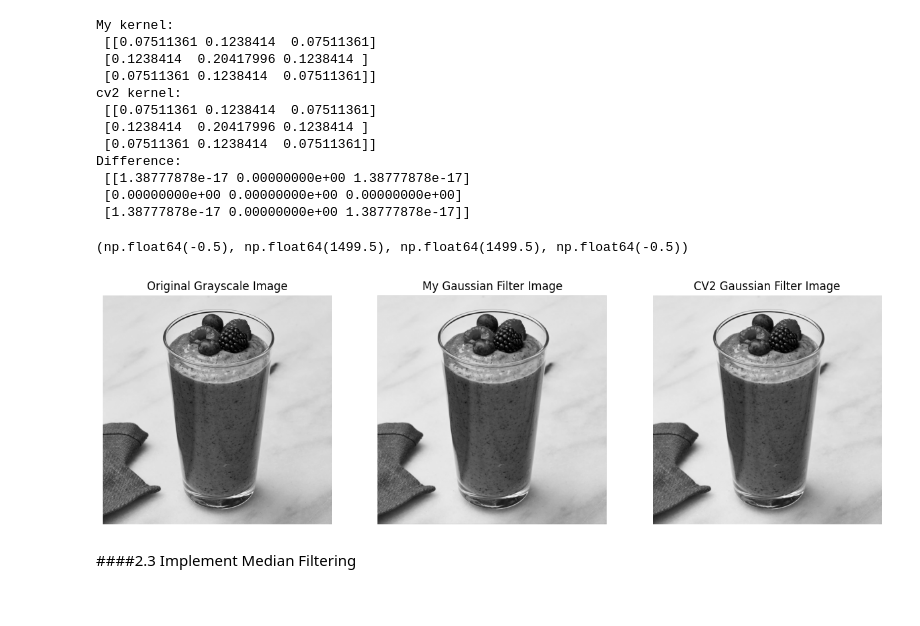
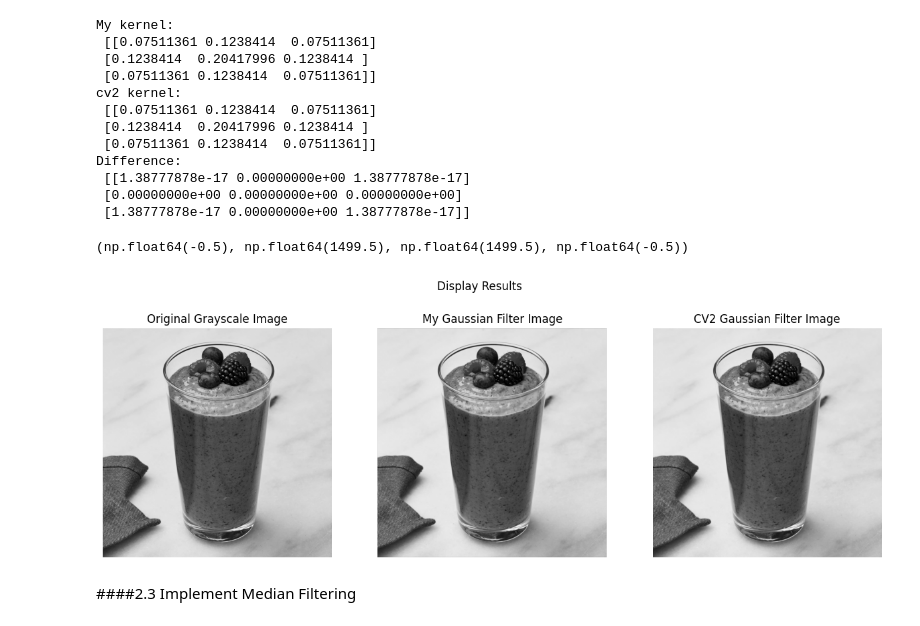
Before and after one commit to jewoolee0502/ComputerVision, a Jupyter notebook: ECSE415_A1.ipynb, the cells around one changed output. Cells and saved outputs as stored; diff of their text form; code cells hidden in the pictures.

```diff
--- a/ECSE415_A1.ipynb
+++ b/ECSE415_A1.ipynb
@@ -226,28 +226,29 @@ Difference:
 # %%
 # Displaying the images
 
 my_gaussian_filter = gaussian_filter(img_gray, 5, 1)
 cv2_gaussian_filter = cv2.GaussianBlur(img_gray, (5, 5), 1)
 
 fig, axes = plt.subplots(1, 3, figsize=(15,5))
+fig.suptitle("Display Results")
 
 # original grayscale image
 axes[0].imshow(img_gray, cmap='gray')
 axes[0].set_title("Original Grayscale Image")
 axes[0].axis("off")
 
 # my gaussian filter image
 axes[1].imshow(my_gaussian_filter, cmap='gray')
 axes[1].set_title("My Gaussian Filter Image")
 axes[1].axis("off")
 
 # cv2 gaussian filter image
 axes[2].imshow(cv2_gaussian_filter, cmap='gray')
 axes[2].set_title("CV2 Gaussian Filter Image")
 axes[2].axis("off")
 # %% [output]
 (np.float64(-0.5), np.float64(1499.5), np.float64(1499.5), np.float64(-0.5))
-[figure, old version]
+[figure, new version]
 # %% [markdown]
 ####2.3 Implement Median Filtering
 # %%
```
Also changed, not shown: parts of 1 cell of this notebook.
